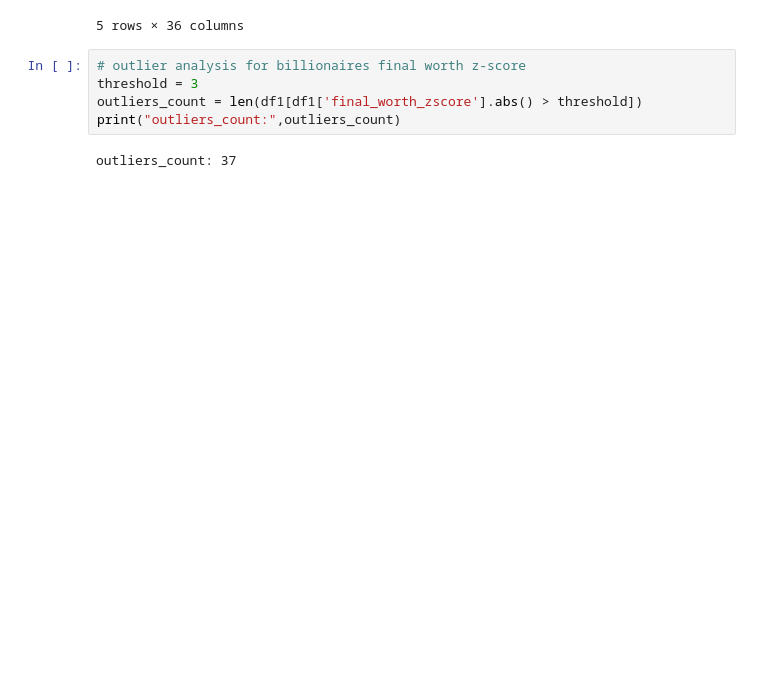
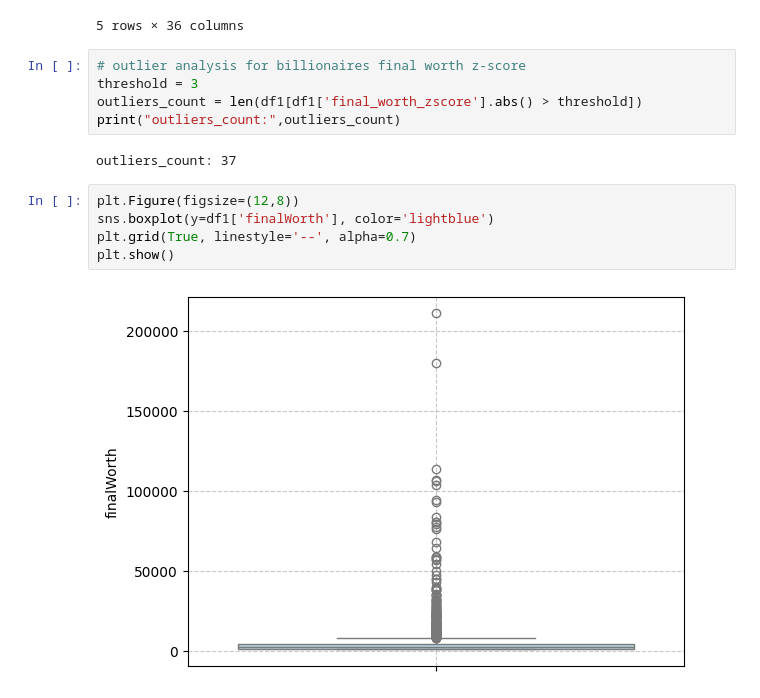
Before and after one commit to muddasarsayyad786/Data-Analysis, a Jupyter notebook: z_score_assignment.ipynb, the cells around one changed output. Cells and saved outputs as stored; diff of their text form; blank space fills up the shorter version.

```diff
--- a/z_score_assignment.ipynb
+++ b/z_score_assignment.ipynb
@@ -95,3 +95,10 @@ outliers_count = len(df1[df1['final_worth_zscore'].abs() > threshold])
 print("outliers_count:",outliers_count)
 # %% [output]
 outliers_count: 37
+# %%
+plt.Figure(figsize=(12,8))
+sns.boxplot(y=df1['finalWorth'], color='lightblue')
+plt.grid(True, linestyle='--', alpha=0.7)
+plt.show()
+# %% [output]
+[figure, added]
```
Also changed, not shown: 3 other files.
